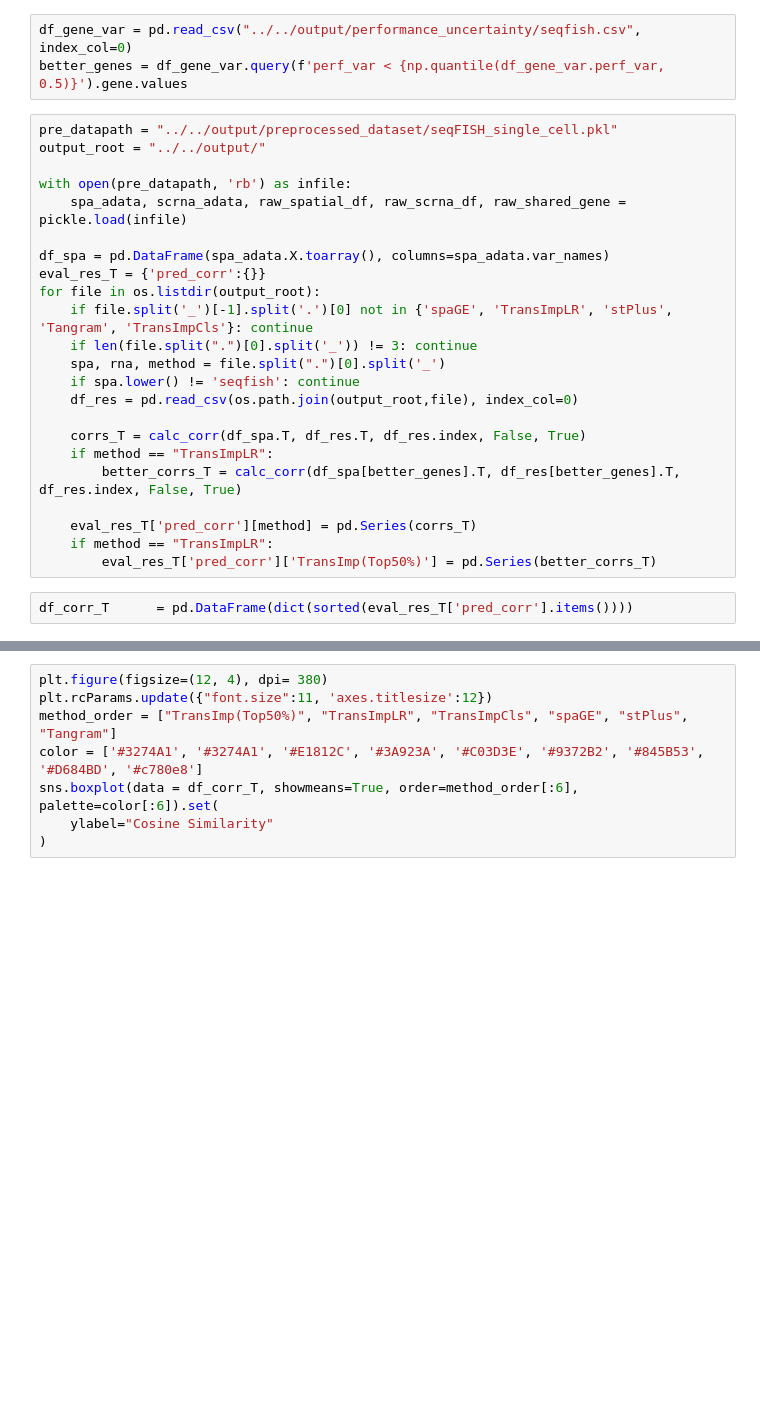
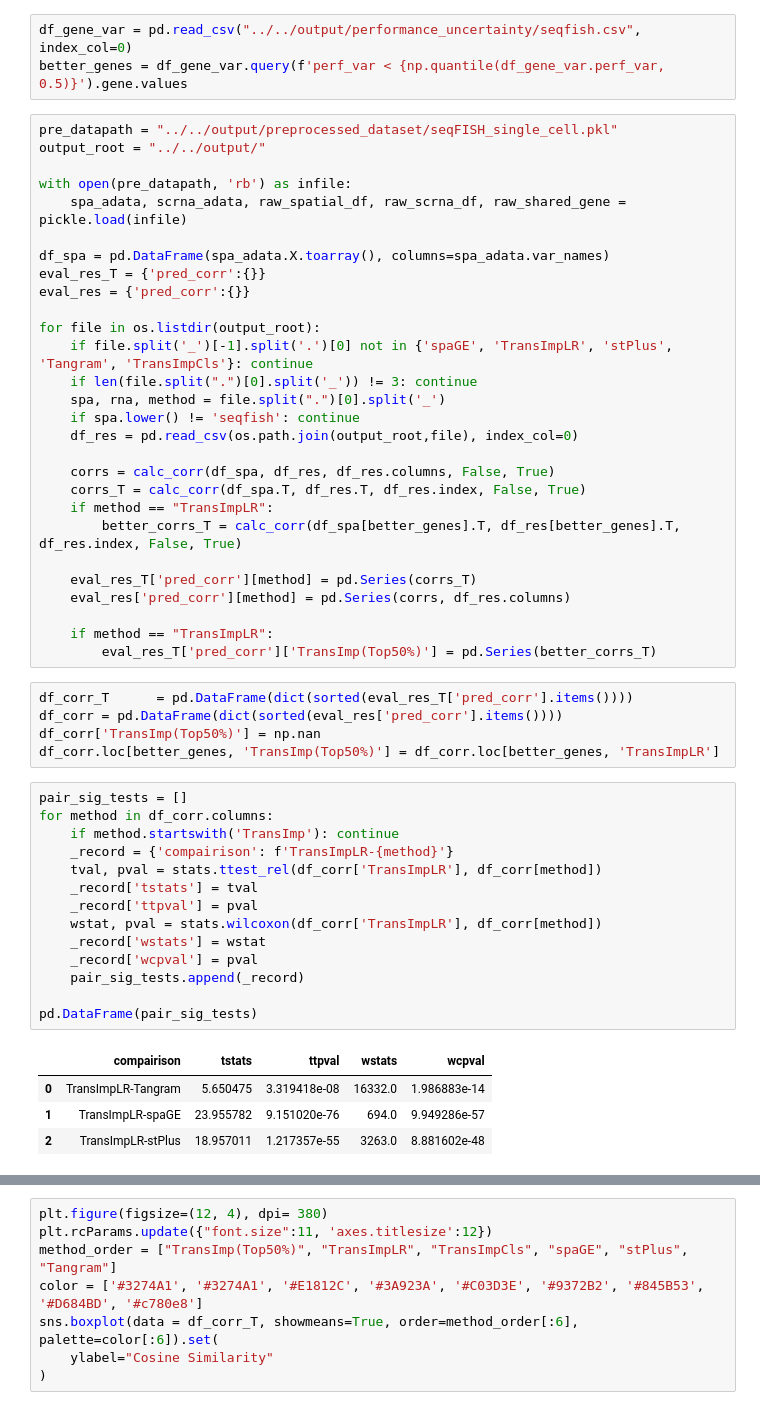
Before and after one commit to qiaochen/TranSpaAnalysis, a Jupyter notebook: plotting_seqfish_supp.ipynb, the cells around one changed output, grey strips where cells are left out. Saved outputs shown, nothing was run; the diff lists cells and outputs as text; blank space fills up the shorter version.

```diff
--- a/plotting_seqfish_supp.ipynb
+++ b/plotting_seqfish_supp.ipynb
@@ -34,6 +35,8 @@ with open(pre_datapath, 'rb') as infile:
 
 df_spa = pd.DataFrame(spa_adata.X.toarray(), columns=spa_adata.var_names)
 eval_res_T = {'pred_corr':{}}
+eval_res = {'pred_corr':{}}
+
 for file in os.listdir(output_root):
     if file.split('_')[-1].split('.')[0] not in {'spaGE', 'TransImpLR', 'stPlus', 'Tangram', 'TransImpCls'}: continue
     if len(file.split(".")[0].split('_')) != 3: continue
@@ -41,12 +44,37 @@ for file in os.listdir(output_root):
     if spa.lower() != 'seqfish': continue
     df_res = pd.read_csv(os.path.join(output_root,file), index_col=0)
 
+    corrs = calc_corr(df_spa, df_res, df_res.columns, False, True)
     corrs_T = calc_corr(df_spa.T, df_res.T, df_res.index, False, True)
     if method == "TransImpLR":
         better_corrs_T = calc_corr(df_spa[better_genes].T, df_res[better_genes].T, df_res.index, False, True)
 
     eval_res_T['pred_corr'][method] = pd.Series(corrs_T)
+    eval_res['pred_corr'][method] = pd.Series(corrs, df_res.columns)
+
     if method == "TransImpLR":
         eval_res_T['pred_corr']['TransImp(Top50%)'] = pd.Series(better_corrs_T)
-# %%
-df_corr_T      = pd.DataFrame(dict(sorted(eval_res_T['pred_corr'].items())))
+# %%
+df_corr_T      = pd.DataFrame(dict(sorted(eval_res_T['pred_corr'].items())))
+df_corr = pd.DataFrame(dict(sorted(eval_res['pred_corr'].items())))
+df_corr['TransImp(Top50%)'] = np.nan
+df_corr.loc[better_genes, 'TransImp(Top50%)'] = df_corr.loc[better_genes, 'TransImpLR']
+# %%
+pair_sig_tests = []
+for method in df_corr.columns:
+    if method.startswith('TransImp'): continue
+    _record = {'compairison': f'TransImpLR-{method}'}
+    tval, pval = stats.ttest_rel(df_corr['TransImpLR'], df_corr[method])
+    _record['tstats'] = tval
+    _record['ttpval'] = pval
+    wstat, pval = stats.wilcoxon(df_corr['TransImpLR'], df_corr[method])
+    _record['wstats'] = wstat
+    _record['wcpval'] = pval
+    pair_sig_tests.append(_record)
+
+pd.DataFrame(pair_sig_tests)
+# %% [output]
+|  | compairison | tstats | ttpval | wstats | wcpval |
+| 0 | TransImpLR-Tangram | 5.650475 | 3.319418e-08 | 16332.0 | 1.986883e-14 |
+| 1 | TransImpLR-spaGE | 23.955782 | 9.151020e-76 | 694.0 | 9.949286e-57 |
+| 2 | TransImpLR-stPlus | 18.957011 | 1.217357e-55 | 3263.0 | 8.881602e-48 |
```
Also changed, not shown: parts of 2 cells of this notebook, 3 other files.
